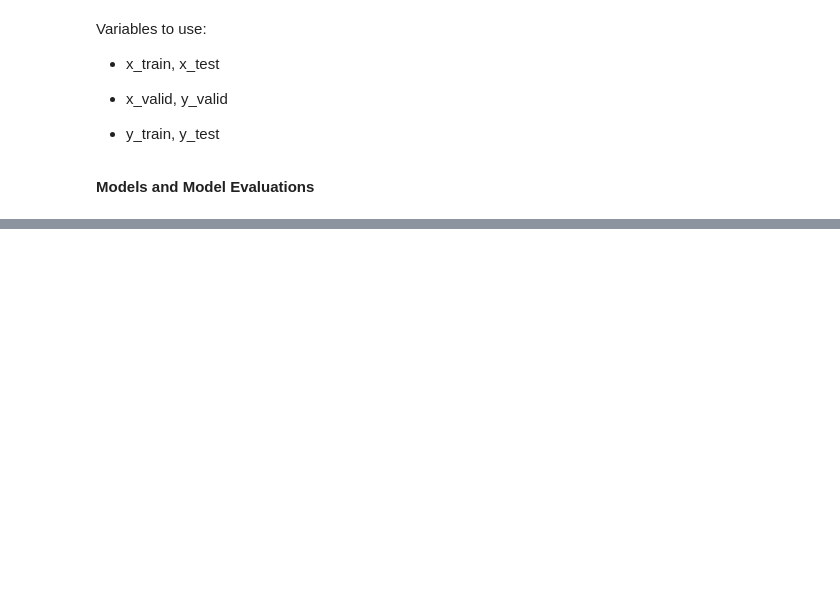
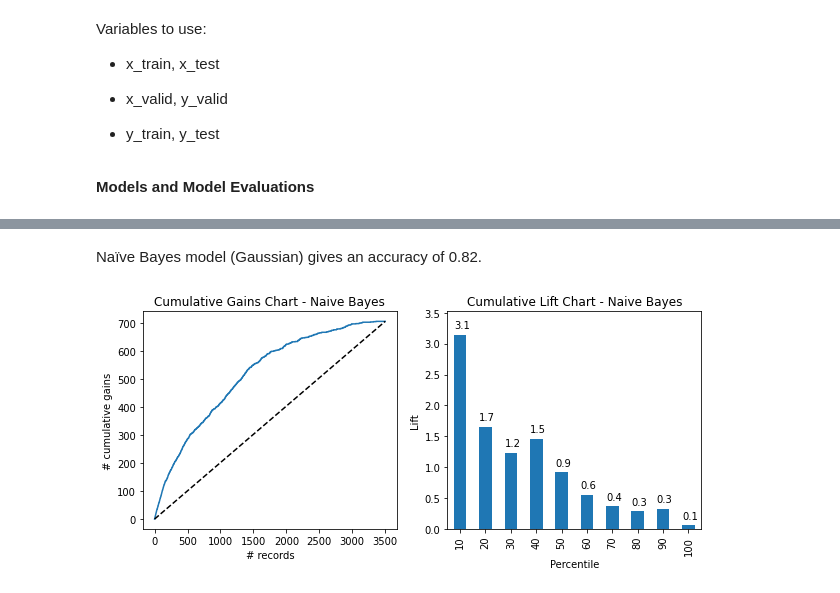
Before and after one commit to edwardam5/505_Final_Project, a Jupyter notebook: 505_Final_Project.ipynb, the cells around one changed output, grey strips where cells are left out. Cells and saved outputs as stored; diff of their text form; code cells hidden in the pictures; blank space fills up the shorter version.

```diff
--- a/505_Final_Project.ipynb
+++ b/505_Final_Project.ipynb
@@ -358,0 +404,8 @@ Variables to use:
+# %%
+# Naïve Bayes model
+from sklearn.naive_bayes import GaussianNB
+
+nb = GaussianNB()
+nb.fit(x_train, y_train)
+nb_pred = nb.predict(x_valid)
+print(classification_report(y_valid, nb_pred))
@@ -358,0 +421,23 @@ Variables to use:
+# %% [markdown]
+Naïve Bayes model (Gaussian) gives an accuracy of 0.82.
+# %%
+# Naive Bayes model GainsChart
+nb_proba = nb.predict_proba(x_valid)
+nb_result = pd.DataFrame(
+    {
+        "actual": y_valid,
+        "p(0)": [p[0] for p in nb_proba],
+        "p(1)": [p[1] for p in nb_proba],
+        "predicted": nb.predict(x_valid),
+    }
+).astype('float64')
+
+nb_result = nb_result.sort_values(['p(1)'], ascending = False)
+fig, axes = plt.subplots(nrows=1, ncols=2, figsize=(10, 4))
+gainsChart(nb_result.actual, ax=axes[0])
+liftChart(nb_result.actual, title=False, ax=axes[1])
+axes[0].set_title("Cumulative Gains Chart - Naive Bayes")
+axes[1].set_title("Cumulative Lift Chart - Naive Bayes")
+plt.show()
+# %% [output]
+[figure, added]
```
Also changed, not shown: parts of 36 cells of this notebook.
